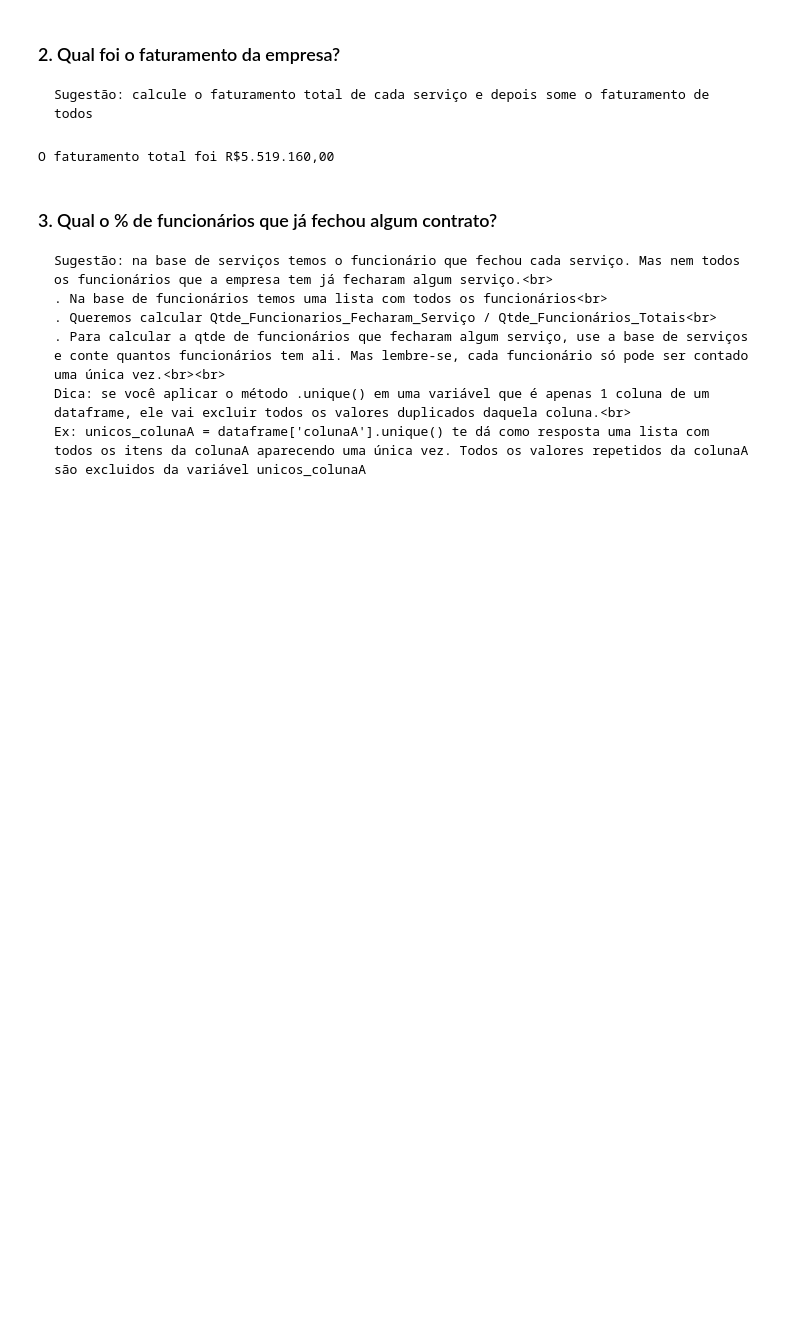
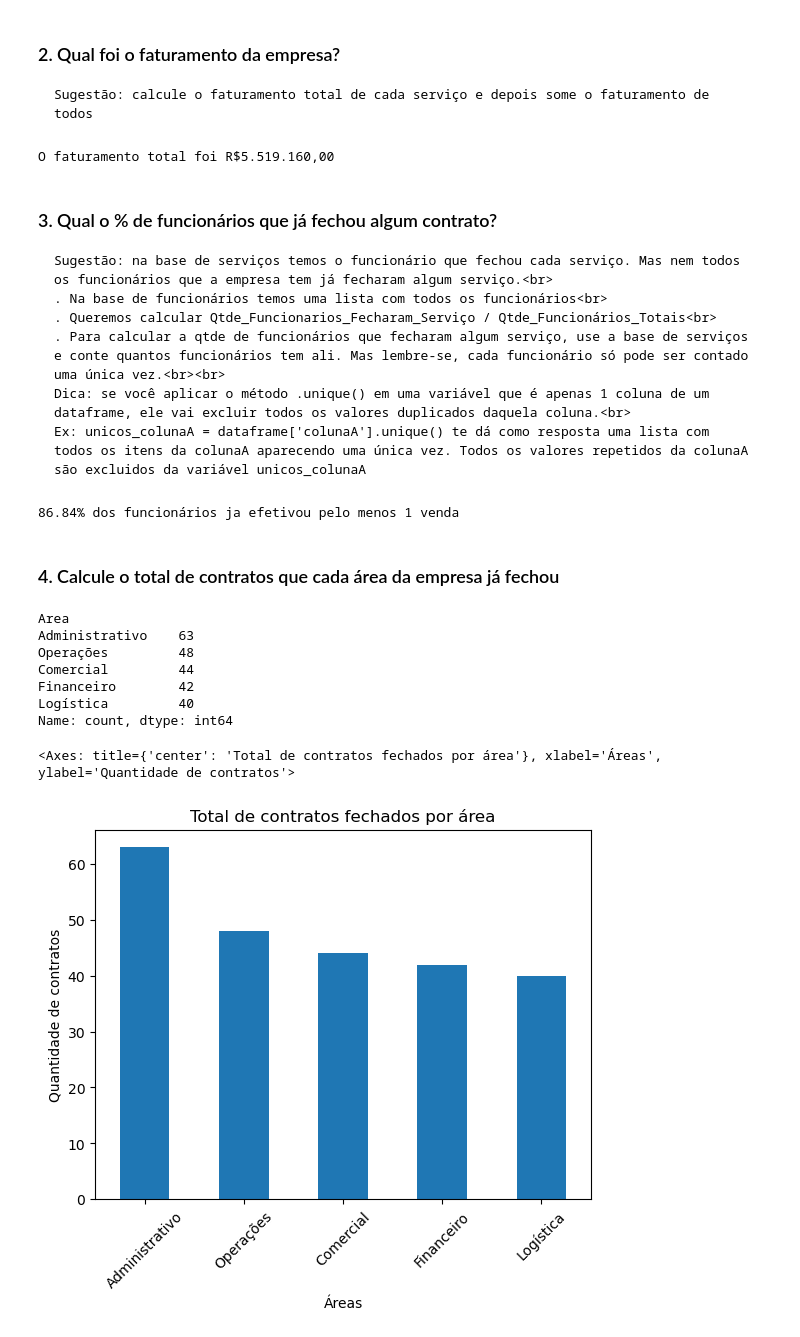
Before and after one commit to DosAnjos013/Python-projects, a Jupyter notebook: python_impressionador/Pandas/Exercício Desafio pandas - Mini Projeto Análise de Dados/Exercício Desafio pandas - Mini Projeto Análise de Dados/18.13 Exercícios Pandas.ipynb, the cells around one changed output. Cells and saved outputs as stored; diff of their text form; code cells hidden in the pictures; blank space fills up the shorter version.

```diff
--- a/python_impressionador/Pandas/Exercício Desafio pandas - Mini Projeto Análise de Dados/Exercício Desafio pandas - Mini Projeto Análise de Dados/18.13 Exercícios Pandas.ipynb
+++ b/python_impressionador/Pandas/Exercício Desafio pandas - Mini Projeto Análise de Dados/Exercício Desafio pandas - Mini Projeto Análise de Dados/18.13 Exercícios Pandas.ipynb
@@ -113,3 +127,32 @@ O faturamento total foi R$5.519.160,00
     . Para calcular a qtde de funcionários que fecharam algum serviço, use a base de serviços e conte quantos funcionários tem ali. Mas lembre-se, cada funcionário só pode ser contado uma única vez.<br><br>
     Dica: se você aplicar o método .unique() em uma variável que é apenas 1 coluna de um dataframe, ele vai excluir todos os valores duplicados daquela coluna.<br>
     Ex: unicos_colunaA = dataframe['colunaA'].unique() te dá como resposta uma lista com todos os itens da colunaA aparecendo uma única vez. Todos os valores repetidos da colunaA são excluidos da variável unicos_colunaA
+# %%
+
+def perc_funcionarios_df(df_servicos, df_funcionarios):
+    venderam = df_servicos['ID Funcionário'].nunique()
+    total = len(df_funcionarios['ID Funcionário'])
+    percentual = (venderam/total)
+    return percentual
+print('{:.2%} dos funcionários ja efetivou pelo menos 1 venda'.format(perc_funcionarios_df(servicos_df, funcionarios_df)))
+# %% [output]
+86.84% dos funcionários ja efetivou pelo menos 1 venda
+# %% [markdown]
+### 4. Calcule o total de contratos que cada área da empresa já fechou
+# %%
+def contratos_por_area():
+    combinado_df = funcionarios_df[['ID Funcionário','Nome Completo', 'Area']].merge(servicos_df[['ID Funcionário']])
+    return(combinado_df.value_counts('Area'))
+
+print(contratos_por_area())
+contratos_por_area().plot(kind='bar', rot=45, title='Total de contratos fechados por área', xlabel='Áreas', ylabel='Quantidade de contratos')
+# %% [output]
+Area
+Administrativo    63
+Operações         48
+Comercial         44
+Financeiro        42
+Logística         40
+Name: count, dtype: int64
+<Axes: title={'center': 'Total de contratos fechados por área'}, xlabel='Áreas', ylabel='Quantidade de contratos'>
+[figure, added]
```
Also changed, not shown: parts of 3 cells of this notebook.
